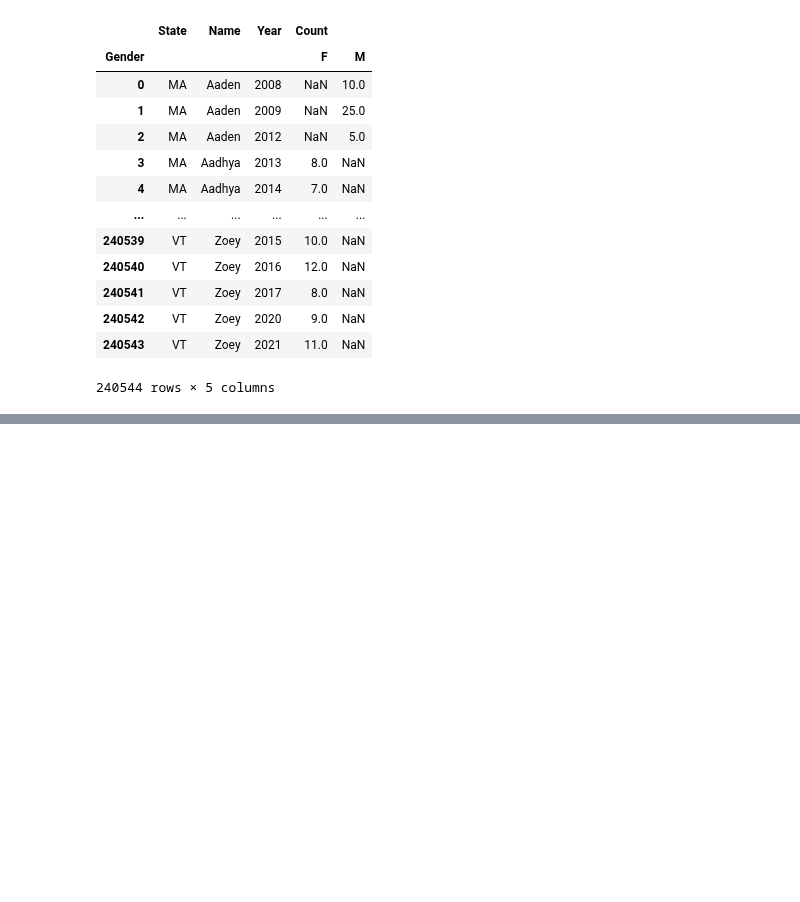
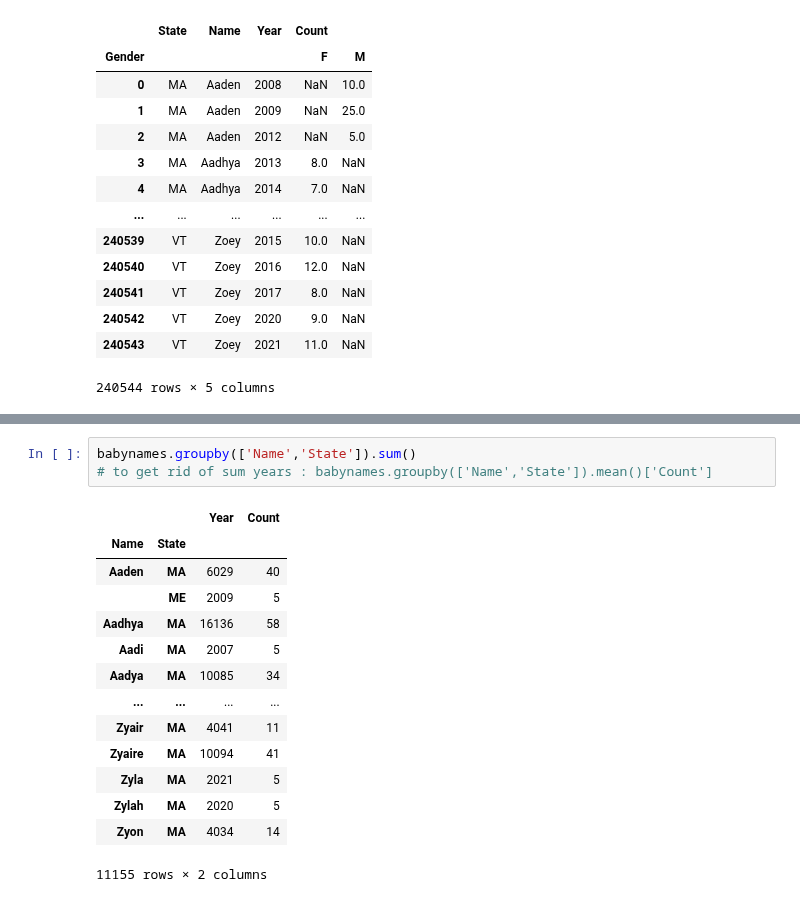
Before and after one commit to usm-cos422-522/courseMaterials, a Jupyter notebook: Lectures/Babynames.ipynb, the cells around one changed output, grey strips where cells are left out. Saved outputs shown, nothing was run; the diff lists cells and outputs as text; blank space fills up the shorter version.

```diff
--- a/Lectures/Babynames.ipynb
+++ b/Lectures/Babynames.ipynb
@@ -390,0 +450,18 @@ babynames_index.reset_index()
+# %%
+babynames.groupby(['Name','State']).sum()
+# to get rid of sum years : babynames.groupby(['Name','State']).mean()['Count']
+# %% [output]
+|  |  | Year | Count |
+| Name | State |  |  |
+| Aaden | MA | 6029 | 40 |
+|  | ME | 2009 | 5 |
+| Aadhya | MA | 16136 | 58 |
+| Aadi | MA | 2007 | 5 |
+| Aadya | MA | 10085 | 34 |
+| ... | ... | ... | ... |
+| Zyair | MA | 4041 | 11 |
+| Zyaire | MA | 10094 | 41 |
+| Zyla | MA | 2021 | 5 |
+| Zylah | MA | 2020 | 5 |
+| Zyon | MA | 4034 | 14 |
+11155 rows × 2 columns
```
Also changed, not shown: parts of 7 cells of this notebook.
